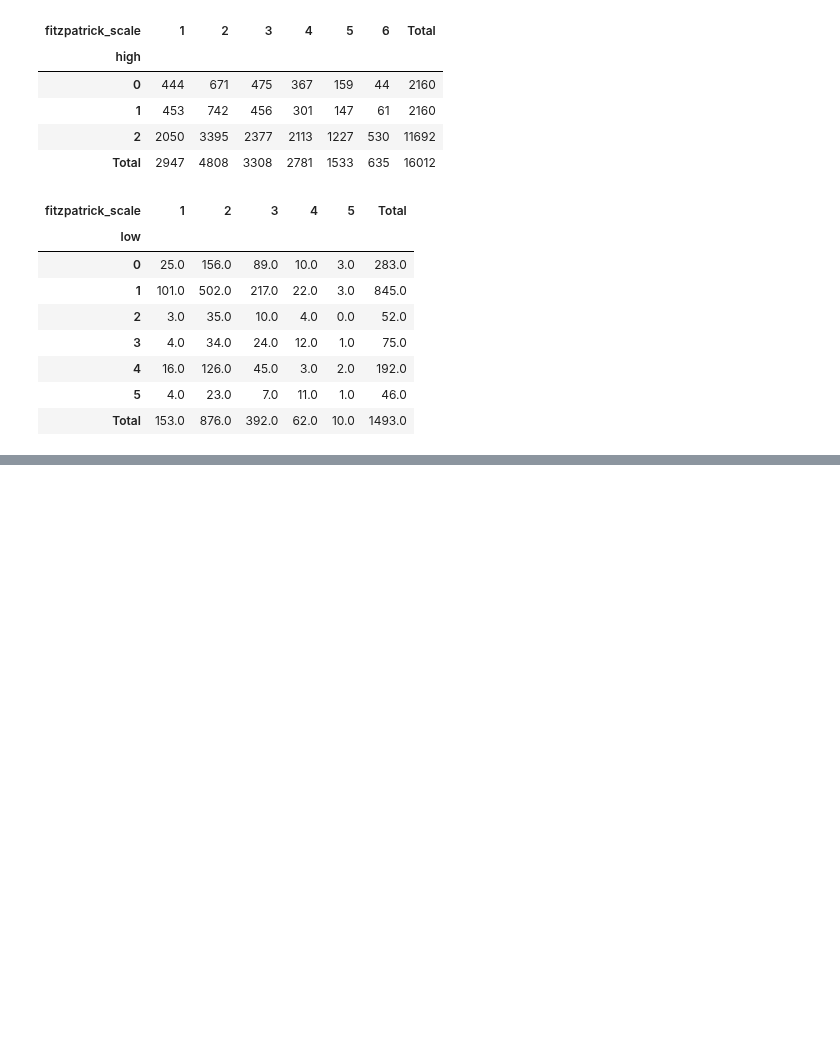
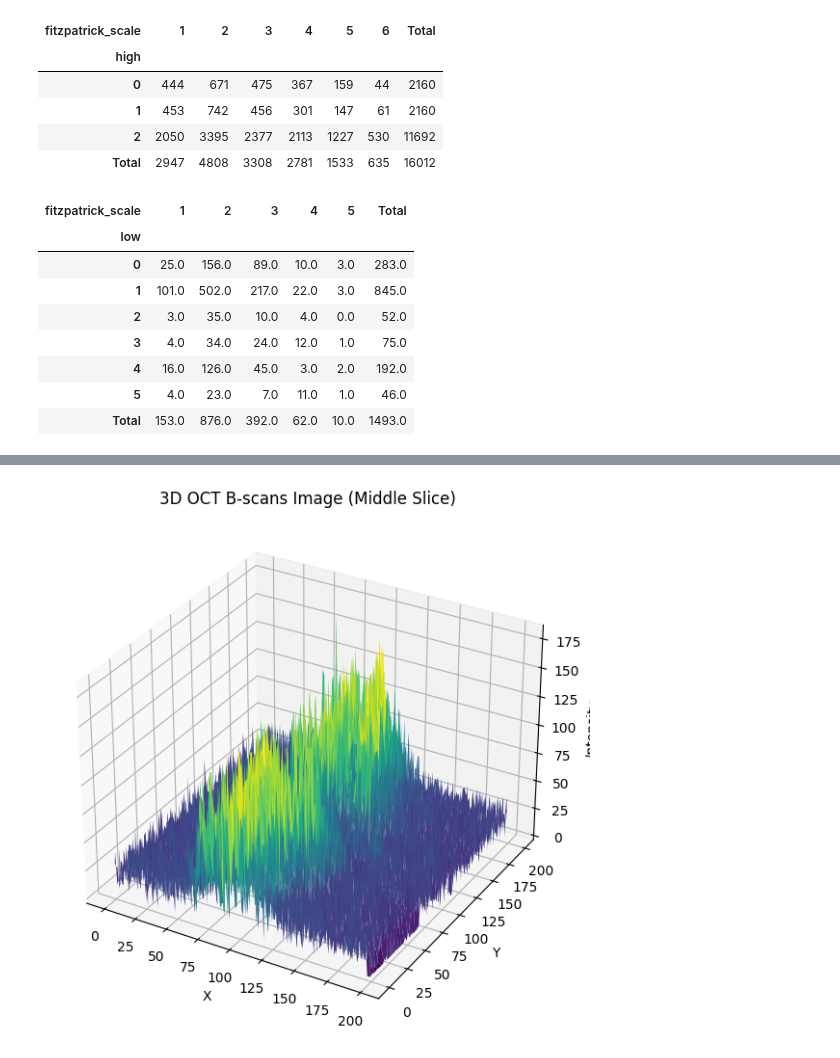
Before and after one commit to AliGhadirii/XTranPrune, a Jupyter notebook: Notebooks/Datasets_Exploratory.ipynb, the cells around one changed output, grey strips where cells are left out. Drawn from its saved outputs; the diff is of its cells as text; code cells hidden in the pictures; blank space fills up the shorter version.

```diff
--- a/Notebooks/Datasets_Exploratory.ipynb
+++ b/Notebooks/Datasets_Exploratory.ipynb
@@ -42,0 +84,22 @@ pivot_df
+# %%
+# Plotting the 3D oct_bscans image (slice)
+fig = plt.figure(figsize=(10, 7))
+ax = fig.add_subplot(111, projection='3d')
+
+# Create a meshgrid for 3D plotting
+x = np.arange(oct_bscans.shape[0])
+y = np.arange(oct_bscans.shape[1])
+x, y = np.meshgrid(x, y)
+
+# Choose a specific slice to plot, e.g., the middle slice
+z = oct_bscans[:, :, oct_bscans.shape[2] // 2]
+
+ax.plot_surface(x, y, z, cmap='viridis')
+ax.set_title('3D OCT B-scans Image (Middle Slice)')
+ax.set_xlabel('X')
+ax.set_ylabel('Y')
+ax.set_zlabel('Intensity')
+
+plt.show()
+# %% [output]
+[figure, added]
```
Also changed, not shown: parts of 4 cells of this notebook, 3 other files.
